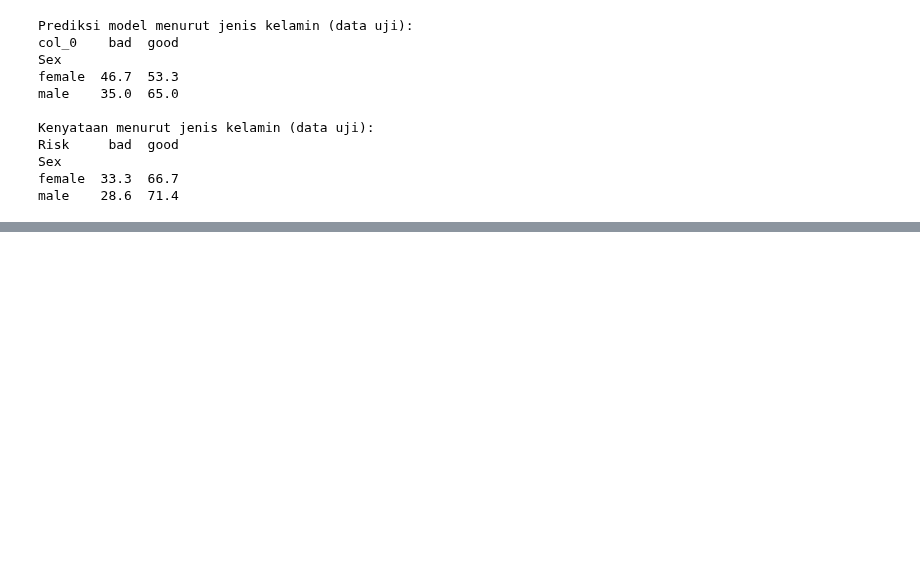
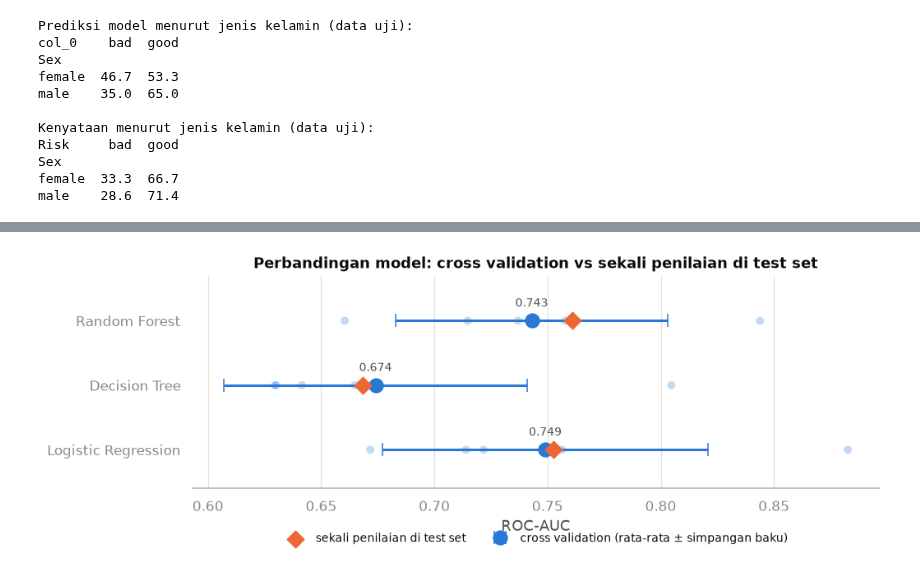
Before and after one commit to DijiLione/German-Credit-Risk-Data-Analyst2, a Jupyter notebook: German_Credit_ML.ipynb, the cells around one changed output, grey strips where cells are left out. Drawn from its saved outputs; the diff is of its cells as text; code cells hidden in the pictures; blank space fills up the shorter version.

```diff
--- a/German_Credit_ML.ipynb
+++ b/German_Credit_ML.ipynb
@@ -864,0 +1549,14 @@ male    28.6  71.4
+# %%
+# Semua kandidat dilatih HANYA pada data train, lalu dinilai pada validation set.
+skor_val = []
+for nama, estimator in kandidat.items():
+    pipa = Pipeline([("preprocessor", preprocessor), ("model", estimator)])
+    pipa.fit(X_tr, y_tr)
+    skor_val.append(evaluasi(nama, pipa, X_val, y_val))
+
+tabel_val = pd.DataFrame(skor_val).set_index("Model").sort_values("ROC-AUC", ascending=False)
+with pd.option_context("display.float_format", "{:.3f}".format):
+    display(tabel_val.round(3))
+
+juara_val = tabel_val.index[0]
+print(f"Terbaik menurut validation set : {juara_val} (ROC-AUC {tabel_val.loc[juara_val, 'ROC-AUC']:.3f})")
@@ -864,0 +1748,39 @@ male    28.6  71.4
+# %%
+fig, ax = plt.subplots(figsize=(9.5, 3.6))
+y = np.arange(len(model_dibanding))
+
+# Titik-titik kecil: skor tiap lipatan, supaya sebarannya ikut terlihat.
+for i, nama in enumerate(model_dibanding):
+    skor = hasil_cv[nama]["test_roc_auc"]
+    ax.scatter(skor, np.full(len(skor), i), s=42, color=BIRU, alpha=0.28,
+               edgecolor="none", zorder=2)
+
+# Titik besar: rata-rata, dengan garis simpangan baku.
+ax.errorbar(ringkas_cv["ROC-AUC rata-rata"], y,
+            xerr=ringkas_cv["simpangan baku"], fmt="o", markersize=11,
+            color=BIRU, ecolor=BIRU, elinewidth=2, capsize=5, zorder=3,
+            label="cross validation (rata-rata ± simpangan baku)")
+
+# Belah ketupat: skor satu kali di test set, sebagai pembanding.
+ax.scatter(ringkas_cv["ROC-AUC di test set"], y, s=90, marker="D",
+           color=ORANYE, zorder=4, label="sekali penilaian di test set")
+
+for i, nama in enumerate(model_dibanding):
+    ax.text(ringkas_cv["ROC-AUC rata-rata"].iloc[i], i + 0.22,
+            f"{ringkas_cv['ROC-AUC rata-rata'].iloc[i]:.3f}", ha="center",
+            fontsize=9, color=TINTA2)
+
+ax.set_yticks(y)
+ax.set_yticklabels(list(model_dibanding))
+ax.set_ylim(-0.6, len(model_dibanding) - 0.3)
+ax.set_xlabel("ROC-AUC")
+ax.set_title("Perbandingan model: cross validation vs sekali penilaian di test set")
+# Legenda ditaruh di bawah sumbu supaya tidak menutupi baris "Logistic Regression".
+ax.legend(frameon=False, loc="upper center", bbox_to_anchor=(0.5, -0.16),
+          ncol=2, fontsize=9)
+ax.grid(axis="y", visible=False)
+sns.despine(ax=ax, left=True)
+plt.tight_layout()
+plt.show()
+# %% [output]
+[figure, added]
```
Also changed, not shown: parts of 39 cells of this notebook.
